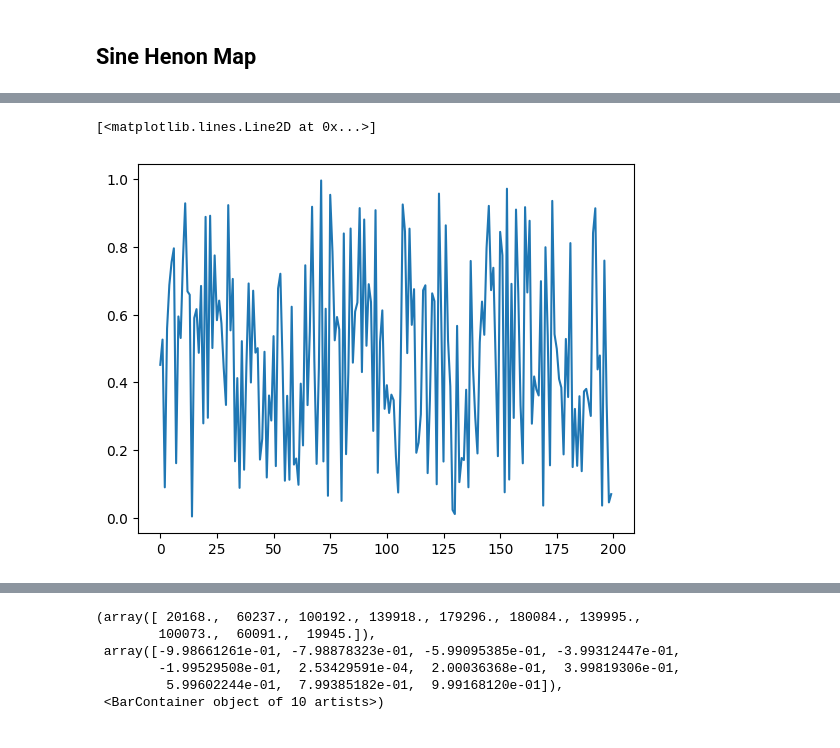
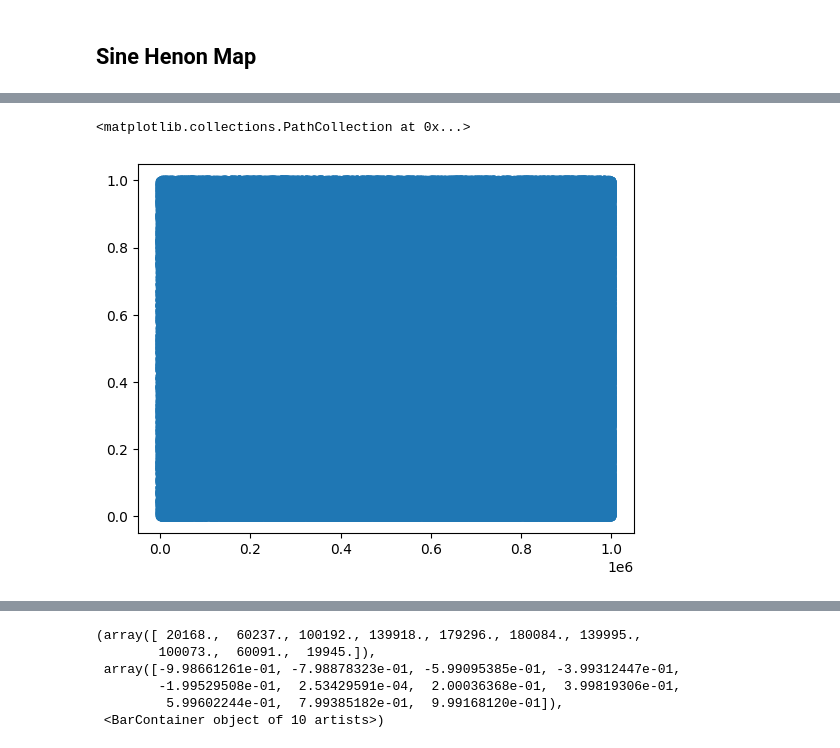
Before and after one commit to bayusamudra5502/dynamic-encryption-protocol, a Jupyter notebook: src/analysis.ipynb, the cells around one changed output, grey strips where cells are left out. Cells and saved outputs as stored; diff of their text form; code cells hidden in the pictures.

```diff
--- a/src/analysis.ipynb
+++ b/src/analysis.ipynb
@@ -193,8 +194,8 @@ plt.hist(value)
-# %%
-plt.plot(value[:200])
-# %% [output]
-[<matplotlib.lines.Line2D at 0x...>]
-[figure, removed]
+# %%
+plt.scatter([i for i in range(len(value))],value)
+# %% [output]
+<matplotlib.collections.PathCollection at 0x...>
+[figure, added]
 # %%
 plt.plot(value[:200])
 # %% [output]
```
Also changed, not shown: parts of 10 cells of this notebook, 15 other files.
